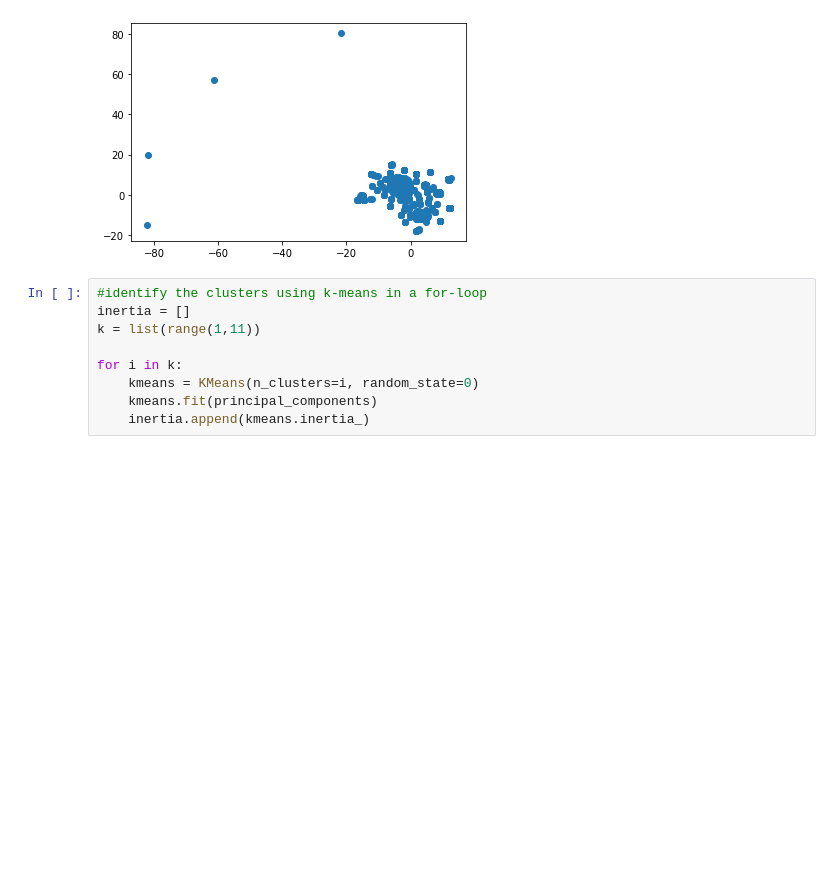
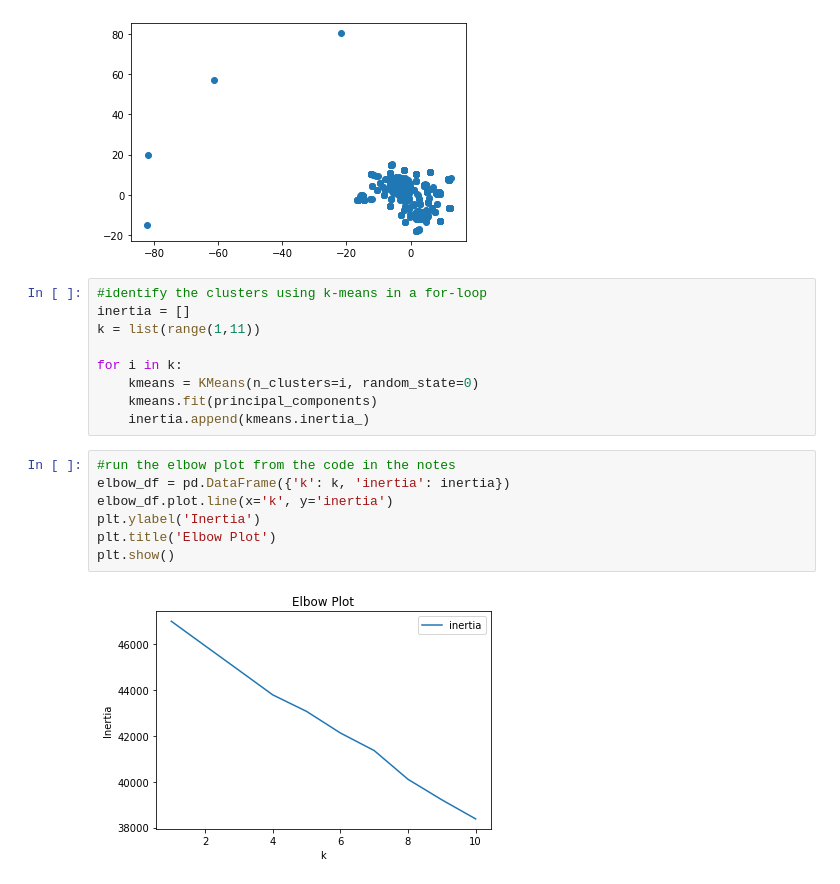
Before and after one commit to jmgeo/Unsupervised-Learning-Challenge, a Jupyter notebook: Crypto_Clusters.ipynb, the cells around one changed output. Saved outputs shown, nothing was run; the diff lists cells and outputs as text; blank space fills up the shorter version.

Commit message:
Ran the elbow plot and wrote conclusions. I am done. Way late. But done.

```diff
--- a/Crypto_Clusters.ipynb
+++ b/Crypto_Clusters.ipynb
@@ -215,3 +215,12 @@ for i in k:
     kmeans = KMeans(n_clusters=i, random_state=0)
     kmeans.fit(principal_components)
     inertia.append(kmeans.inertia_)
+# %%
+#run the elbow plot from the code in the notes
+elbow_df = pd.DataFrame({'k': k, 'inertia': inertia})
+elbow_df.plot.line(x='k', y='inertia')
+plt.ylabel('Inertia')
+plt.title('Elbow Plot')
+plt.show()
+# %% [output]
+[figure, added]
```
Also changed, not shown: parts of 1 cell of this notebook.
